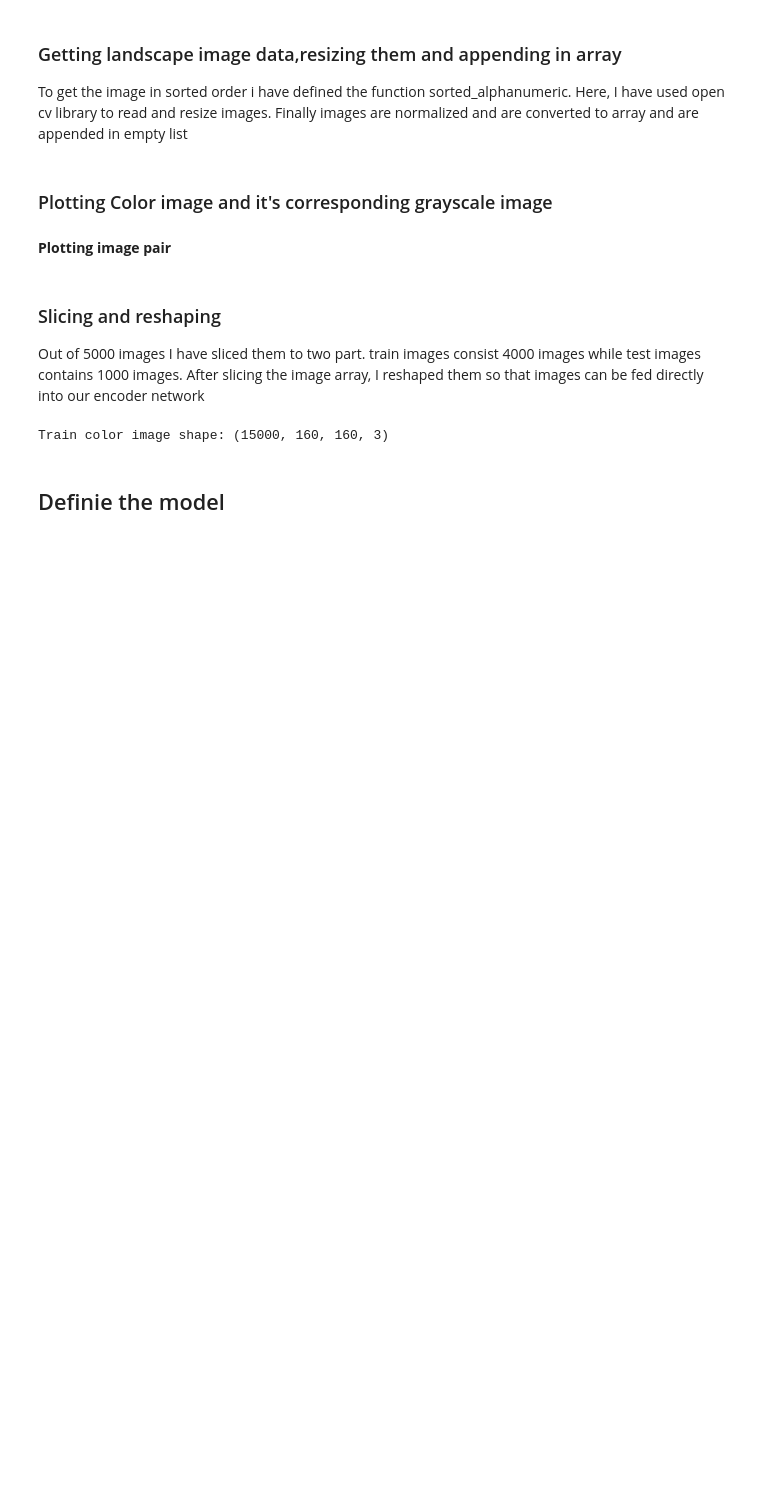
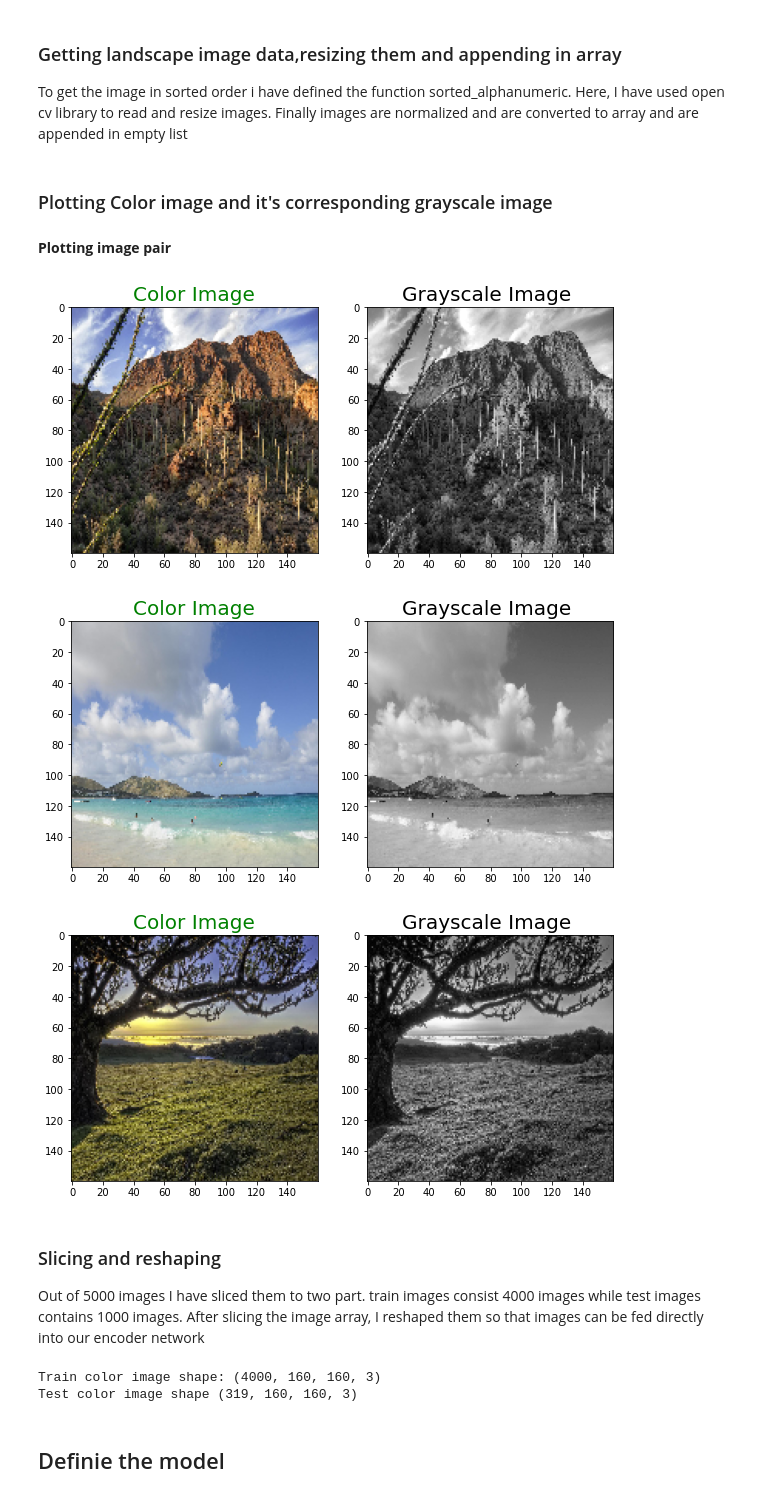
Before and after one commit to tsm55555/Introduction-to-Data-Science, a Jupyter notebook: Final Project/autoencoder-grayscale-to-color-image.ipynb, the cells around one changed output. Saved outputs shown, nothing was run; the diff lists cells and outputs as text; code cells hidden in the pictures; blank space fills up the shorter version.

```diff
--- a/Final Project/autoencoder-grayscale-to-color-image.ipynb
+++ b/Final Project/autoencoder-grayscale-to-color-image.ipynb
@@ -40,16 +38,15 @@ def sorted_alphanumeric(data):
 # defining the size of the image
 SIZE = 160
 color_img = []
-path = '/home/tsm62803/my_code/animefaces256cleaner'
+path = '/home/tsm62803/my_code/Dataset/landscape'
 files = os.listdir(path)
 files = sorted_alphanumeric(files)
 count = 0
 for i in tqdm(files):
-    count += 1
-    if count == 40001:
+    if count == 20000:
         break
-    elif count > 20000:
-        #count += 1
+    else:
+        count += 1
         img = cv2.imread(path + '/'+i,1)
         # open cv reads images in BGR format so we have to convert it to RGB
         img = cv2.cvtColor(img, cv2.COLOR_BGR2RGB)
@@ -60,25 +57,24 @@ for i in tqdm(files):
 
 
 gray_img = []
-path = '/home/tsm62803/my_code/animefaces256cleaner'
+path = '/home/tsm62803/my_code/Dataset/landscape'
 files = os.listdir(path)
 files = sorted_alphanumeric(files)
 count = 0
 for i in tqdm(files):
-     count += 1
-     if count == 40001:
+     if count == 20000:
         break
-     elif count > 20000:
-        #count += 1
+     else:
+        count += 1
         img = cv2.imread(path + '/'+i,1)
-        img = cv2.cvtColor(img, cv2.COLOR_BGR2RGB)
-        #img = cv2.cvtColor(img, cv2.COLOR_BGR2GRAY)
+        #img = cv2.cvtColor(img, cv2.COLOR_BGR2RGB)
+        img = cv2.cvtColor(img, cv2.COLOR_BGR2GRAY)
         #resizing image
         img = cv2.resize(img, (SIZE, SIZE))
         img = img.astype('float32') / 255.0
-        noise_factor = 0.3 # add noise
-        img = img + noise_factor * np.random.normal(loc=0.0, scale=1.0, size=img.shape) # add noise
-        img = np.clip(img, 0., 1.) # add noise
+#         noise_factor = 0.3 # add noise
+#         img = img + noise_factor * np.random.normal(loc=0.0, scale=1.0, size=img.shape) # add noise
+#         img = np.clip(img, 0., 1.) # add noise
         gray_img.append(img_to_array(img))
 # %% [markdown]
 ### Plotting Color image and it's corresponding grayscale image
@@ -91,35 +87,40 @@ def plot_images(color,grayscale):
     plt.imshow(color)
     plt.subplot(1,3,2)
     plt.title('Grayscale Image ', color = 'black', fontsize = 20)
-    #plt.imshow(grayscale,cmap='gray') # for grayscale images
-    plt.imshow(grayscale) # for color images
+    plt.imshow(grayscale,cmap='gray') # for grayscale images
+    #plt.imshow(grayscale) # for color images
     plt.show()
 # %% [markdown]
 **Plotting image pair**
 # %%
-for i in range(10000,10005):
+for i in range(500,503):
      plot_images(color_img[i],gray_img[i])
+# %% [output]
+[figure, added]
+[figure, added]
+[figure, added]
 # %% [markdown]
 ### Slicing and reshaping
 Out of 5000 images I have sliced them to two part. train images consist 4000 images  while test images contains 1000 images.
 After slicing the image array, I reshaped them so that images can be fed directly into our encoder network
 # %%
-train_gray_image = gray_img[:15000 ]
-train_color_image = color_img[:15000 ]
+train_gray_image = gray_img[:4000 ]
+train_color_image = color_img[:4000 ]
 
-# test_gray_image = gray_img[15000: ]
-# test_color_image = color_img[15000: ]
+test_gray_image = gray_img[4000: ]
+test_color_image = color_img[4000: ]
 # reshaping
-train_g = np.reshape(train_gray_image,(len(train_gray_image),SIZE,SIZE,3))
+train_g = np.reshape(train_gray_image,(len(train_gray_image),SIZE,SIZE,1))
 train_c = np.reshape(train_color_image, (len(train_color_image),SIZE,SIZE,3))
 print('Train color image shape:',train_c.shape)
 
 
-# test_gray_image = np.reshape(test_gray_image,(len(test_gray_image),SIZE,SIZE,3))
-# test_color_image = np.reshape(test_color_image, (len(test_color_image),SIZE,SIZE,3))
-# print('Test color image shape',test_color_image.shape)
+test_gray_image = np.reshape(test_gray_image,(len(test_gray_image),SIZE,SIZE,1))
+test_color_image = np.reshape(test_color_image, (len(test_color_image),SIZE,SIZE,3))
+print('Test color image shape',test_color_image.shape)
 # %% [output]
-Train color image shape: (15000, 160, 160, 3)
+Train color image shape: (4000, 160, 160, 3)
+Test color image shape (319, 160, 160, 3)
 # %% [markdown]
 ## Definie the model
 # %%
```
Also changed, not shown: parts of 10 cells of this notebook, 1 other file.
